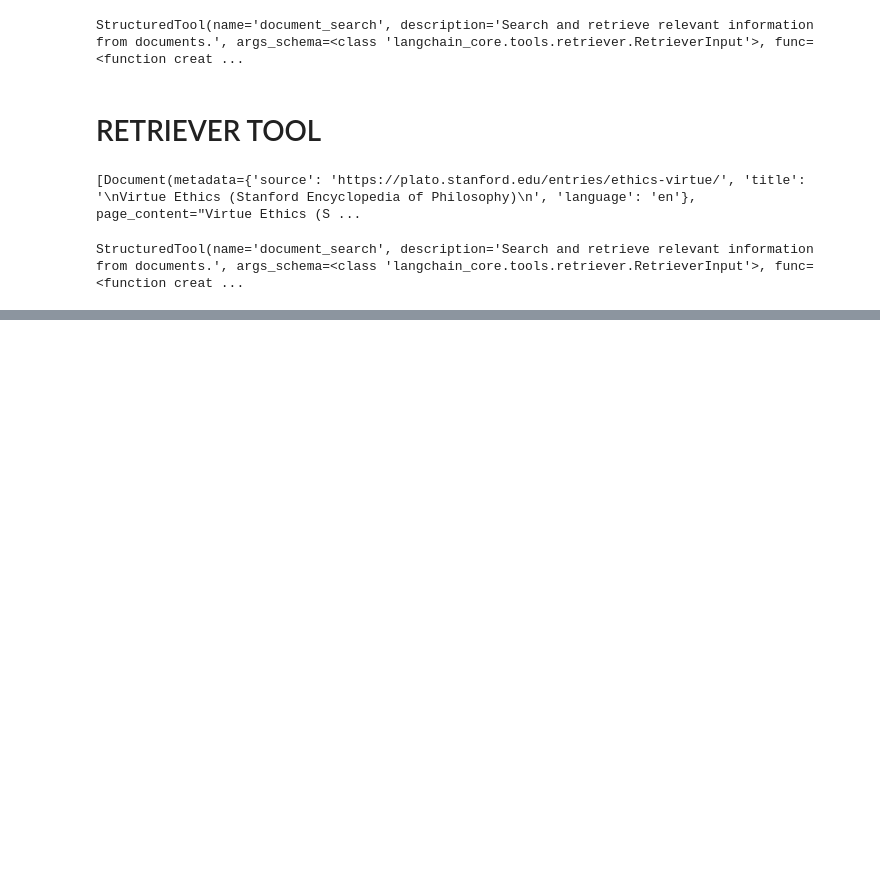
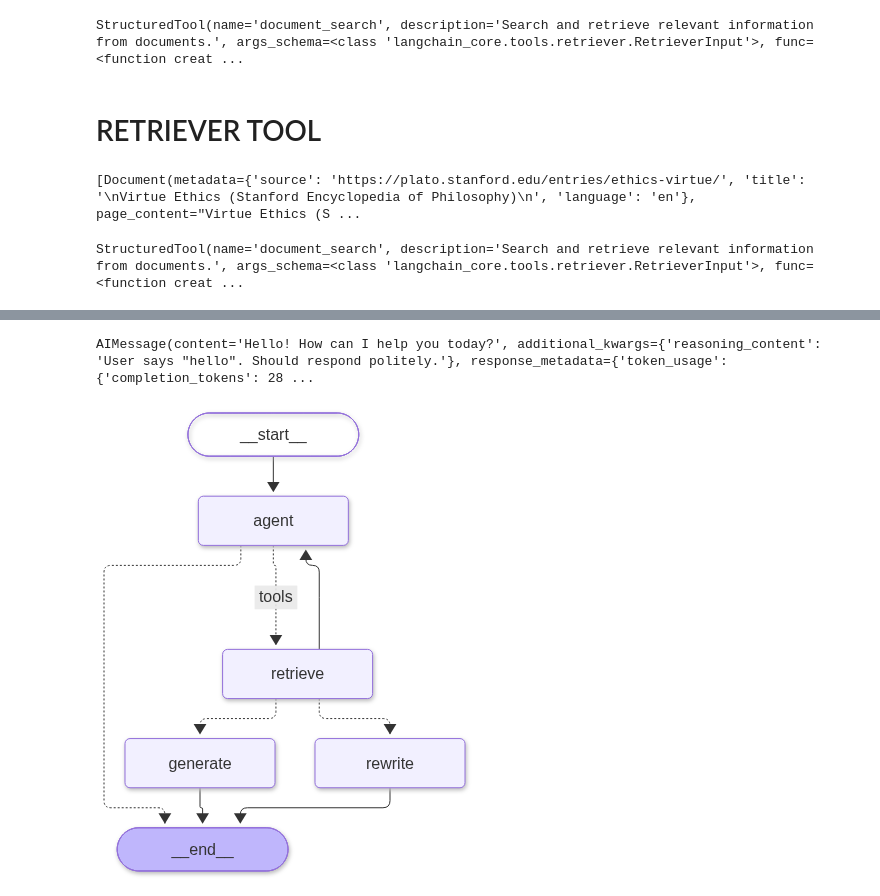
Before and after one commit to MohitPayasi/generative-ai-and-agents, a Jupyter notebook: langchain_langgraph/section_16/agentic_rag.ipynb, the cells around one changed output, grey strips where cells are left out. Cells and saved outputs as stored; diff of their text form; code cells hidden in the pictures; blank space fills up the shorter version.

Commit message:
fix: correct binary_score typo, fix retriever tool binding, and complete agentic RAG workflow with documentation in notebook

```diff
--- a/langchain_langgraph/section_16/agentic_rag.ipynb
+++ b/langchain_langgraph/section_16/agentic_rag.ipynb
@@ -102,4 +98,4 @@ retriever_tool
 # %% [output]
 StructuredTool(name='document_search', description='Search and retrieve relevant information from documents.', args_schema=<class 'langchain_core.tools.retriever.RetrieverInput'>, func=<function creat ...
 # %%
-tool= [retriever_tool, retriver_langchain]
+tool= [retriever_tool, retriever_tool_langchain]
@@ -105,0 +112,9 @@ tool= [retriever_tool, retriver_langchain]
+# %%
+
+
+from langchain.chat_models import init_chat_model
+llm= init_chat_model(model='openai/gpt-oss-20b', model_provider='groq')
+
+llm.invoke('hello')
+# %% [output]
+AIMessage(content='Hello! How can I help you today?', additional_kwargs={'reasoning_content': 'User says "hello". Should respond politely.'}, response_metadata={'token_usage': {'completion_tokens': 28 ...
@@ -105,0 +123,16 @@ tool= [retriever_tool, retriver_langchain]
+# %%
+def agent (state: agent_state):
+
+    """
+    Agent node that decides whether to call a tool
+    or provide a final response to the user.
+
+    Uses the LLM to process messages and generate
+    the next AI message.
+    """
+
+    messages=state['messages']
+    model=llm
+    model= model.bind_tools(tool)
+    response= model.invoke(messages)
+    return {'messages':[response]}
@@ -105,0 +253,17 @@ tool= [retriever_tool, retriver_langchain]
+# %%
+retriever= ToolNode(tool)
+# %%
+workflow= StateGraph(agent_state)
+workflow.add_node('agent',agent)
+workflow.add_node('retrieve',retriever)
+workflow.add_node('rewrite', rewrite)
+workflow.add_node('generate', generate)
+
+workflow.add_edge(START,'agent')
+workflow.add_conditional_edges('agent',tools_condition,{'tools':'retrieve',END:END})
+workflow.add_conditional_edges('retrieve',grade_documents)
+workflow.add_edge('generate',END)
+workflow.add_edge('retrieve','agent')
+workflow.compile()
+# %% [output]
+[figure, added]
```
Also changed, not shown: parts of 13 cells of this notebook.
